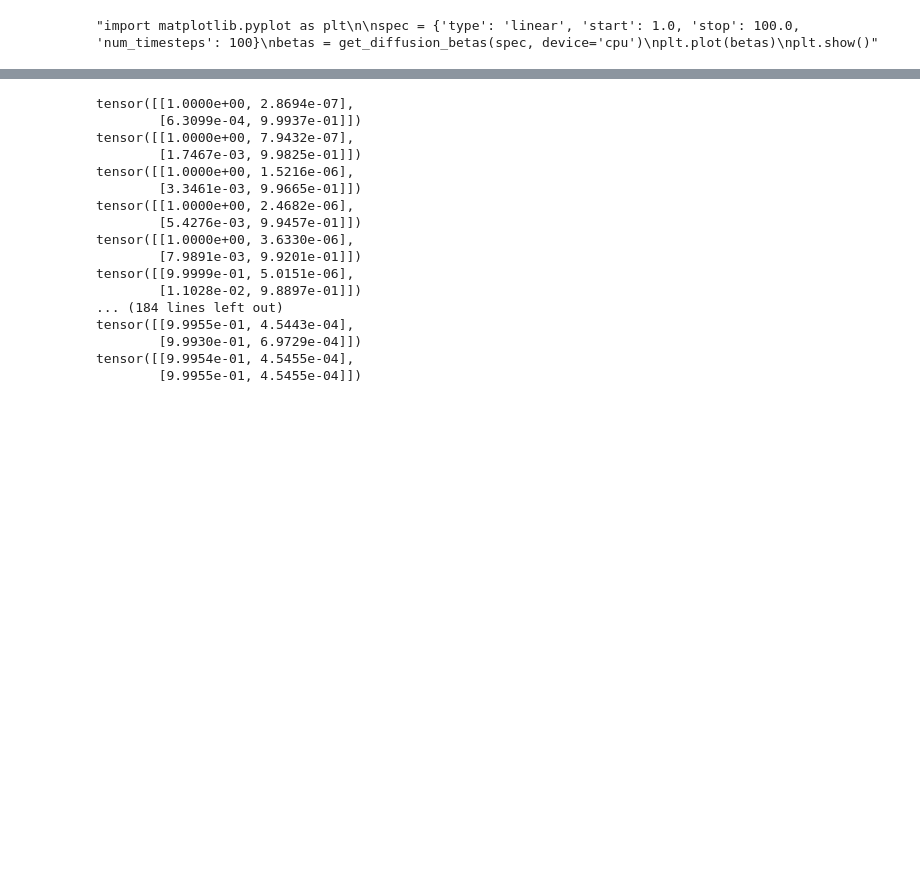
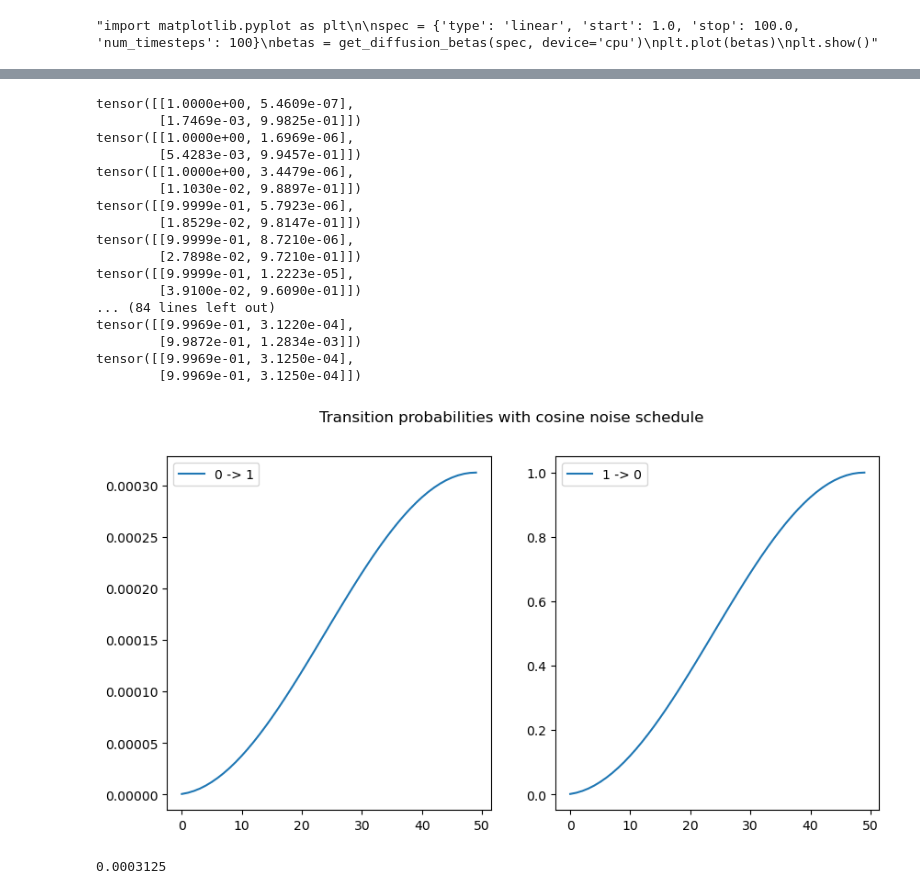
Before and after one commit to schjo480/Master_Thesis, a Jupyter notebook: models/test_transition_matrices.ipynb, the cells around one changed output, grey strips where cells are left out. Cells and saved outputs as stored; diff of their text form; code cells hidden in the pictures; blank space fills up the shorter version.

```diff
--- a/models/test_transition_matrices.ipynb
+++ b/models/test_transition_matrices.ipynb
@@ -586,4 +621,5 @@ tensor([[0.5000, 0.5000],
 # %%
+T = 50
 def _get_prior_distribution_transition_mat(t):
     """Computes transition matrix for q(x_t|x_{t-1}).
     Use cosine schedule for these transition matrices.
@@ -595,11 +631,11 @@ def _get_prior_distribution_transition_mat(t):
     Q_t: transition matrix. shape = (num_classes, num_classes).
     """
     device = 'cpu'
-    spec = {'type': 'Linear', 'start': 0.00001, 'stop': 0.005, 'num_timesteps': T}
+    spec = {'type': 'cosine', 'start': 0.01, 'stop': 0.46, 'num_timesteps': T}
     betas = get_diffusion_betas(spec, device=device)
     beta_t = betas[t]
     num_classes = 2
-    class_probs = torch.tensor([1 - 5/11000, 5/11000], device=device)
+    class_probs = torch.tensor([1 - 5/16000, 5/16000], device=device)
     mat = torch.zeros((num_classes, num_classes), dtype=torch.float64).to(device, non_blocking=True)
 
     '''for i in range(num_classes):
@@ -629,23 +665,49 @@ for t in range(1, T):
     q_mats.append(q_mat_t)
 q_mats = torch.stack(q_mats, axis=0)
 
+zero_to_one = []
+one_to_zero = []
 for t in range(0, T, 1):
+    zero_to_one.append(q_mats[t][0][1].item())
+    one_to_zero.append(q_mats[t][1][0].item())
     print(q_mats[t])
 # %% [output]
-tensor([[1.0000e+00, 2.8694e-07],
-        [6.3099e-04, 9.9937e-01]])
-tensor([[1.0000e+00, 7.9432e-07],
-        [1.7467e-03, 9.9825e-01]])
-tensor([[1.0000e+00, 1.5216e-06],
-        [3.3461e-03, 9.9665e-01]])
-tensor([[1.0000e+00, 2.4682e-06],
-        [5.4276e-03, 9.9457e-01]])
-tensor([[1.0000e+00, 3.6330e-06],
-        [7.9891e-03, 9.9201e-01]])
-tensor([[9.9999e-01, 5.0151e-06],
-        [1.1028e-02, 9.8897e-01]])
-... (184 lines left out)
-tensor([[9.9955e-01, 4.5443e-04],
-        [9.9930e-01, 6.9729e-04]])
-tensor([[9.9954e-01, 4.5455e-04],
-        [9.9955e-01, 4.5455e-04]])
+tensor([[1.0000e+00, 5.4609e-07],
+        [1.7469e-03, 9.9825e-01]])
+tensor([[1.0000e+00, 1.6969e-06],
+        [5.4283e-03, 9.9457e-01]])
+tensor([[1.0000e+00, 3.4479e-06],
+        [1.1030e-02, 9.8897e-01]])
+tensor([[9.9999e-01, 5.7923e-06],
+        [1.8529e-02, 9.8147e-01]])
+tensor([[9.9999e-01, 8.7210e-06],
+        [2.7898e-02, 9.7210e-01]])
+tensor([[9.9999e-01, 1.2223e-05],
+        [3.9100e-02, 9.6090e-01]])
+... (84 lines left out)
+tensor([[9.9969e-01, 3.1220e-04],
+        [9.9872e-01, 1.2834e-03]])
+tensor([[9.9969e-01, 3.1250e-04],
+        [9.9969e-01, 3.1250e-04]])
+# %%
+
+# Create a figure and a set of subplots
+fig, axs = plt.subplots(nrows=1, ncols=2, figsize=(10, 5))
+
+# Plot on the first subplot
+axs[0].plot(zero_to_one, label='0 -> 1')
+axs[0].legend()  # Add a legend
+
+# Plot on the second subplot
+axs[1].plot(one_to_zero, label='1 -> 0')
+axs[1].legend()  # Add a legend
+
+# Show the plot
+fig.suptitle('Transition probabilities with cosine noise schedule')
+plt.show()
+# %% [output]
+[figure, added]
+# %%
+print(5/16000)
+# %% [output]
+0.0003125
```
Also changed, not shown: parts of 6 cells of this notebook, 7 other files.
